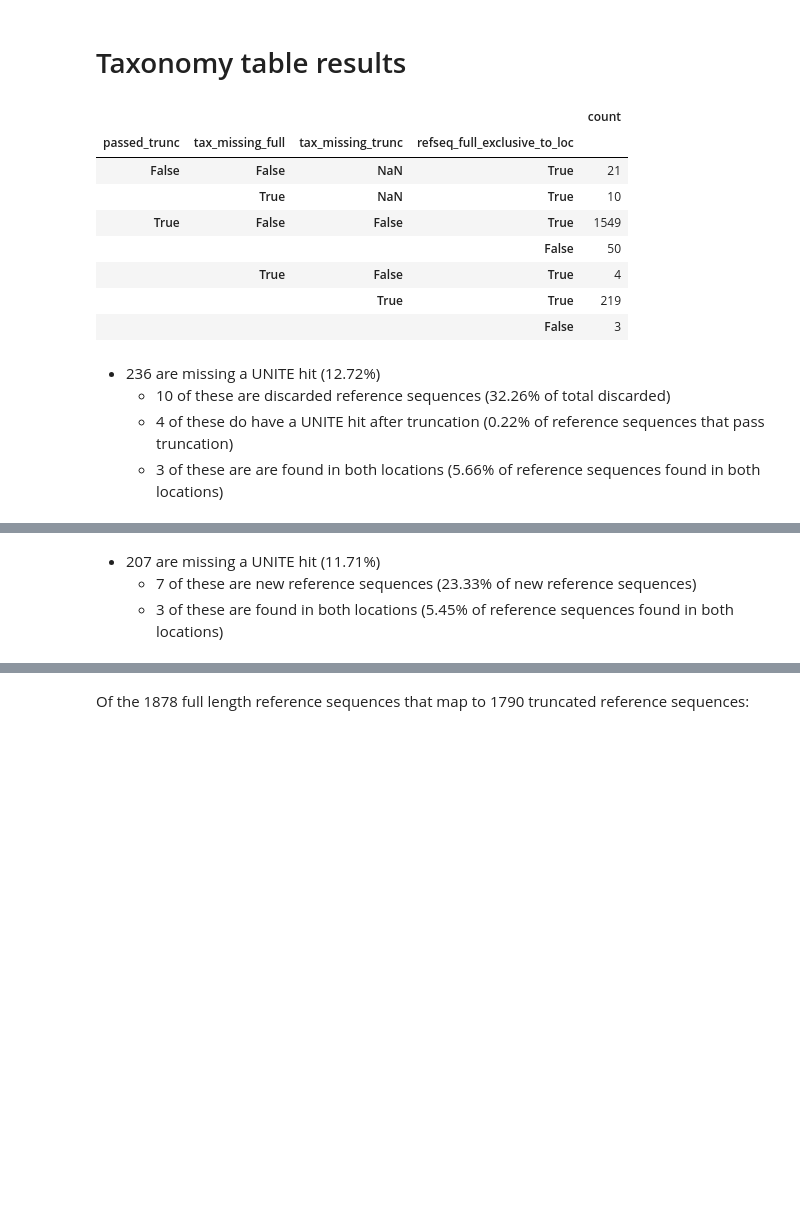
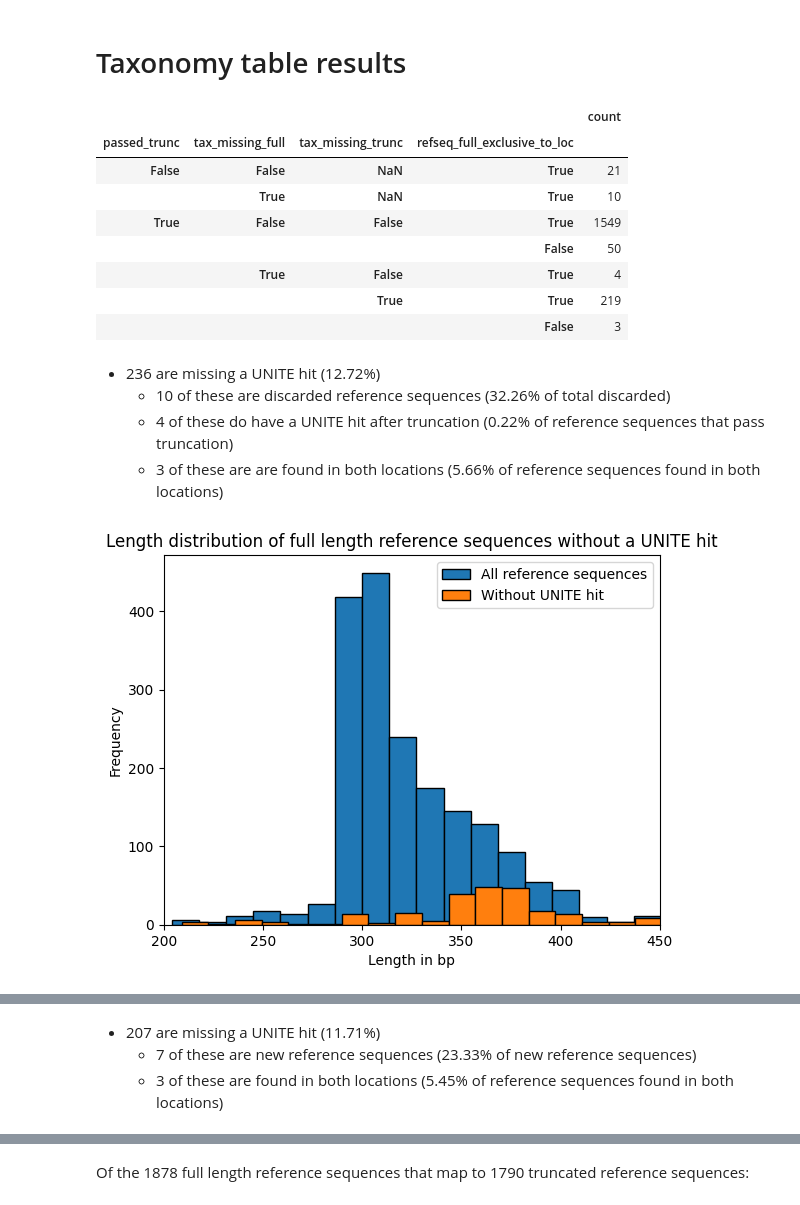
Before and after one commit to SethGG/mycodiversity-arise, a Jupyter notebook: 7_data_analysis.ipynb, the cells around one changed output, grey strips where cells are left out. Cells and saved outputs as stored; diff of their text form; code cells hidden in the pictures; blank space fills up the shorter version.

```diff
--- a/7_data_analysis.ipynb
+++ b/7_data_analysis.ipynb
@@ -434,33 +455,42 @@ display(df_refseq_both_full_global_notax_count)
 
 display(md(f"- {num_ref_full_notax} are missing a UNITE hit ({num_ref_full_notax / num_ref_full:.2%})\n"
            f"\t- {num_ref_full_notax_discard} of these are discarded reference sequences ({num_ref_full_notax_discard / num_ref_full_discarded:.2%} of total discarded)\n"
            f"\t- {num_ref_full_notax_no_longer} of these do have a UNITE hit after truncation ({num_ref_full_notax_no_longer / (num_ref_full_exclusive_both + num_ref_full_not_exclusive_both + num_ref_full_no_longer_exclusive):.2%} of reference sequences that pass truncation)\n"
            f"\t- {num_ref_full_notax_not_exclusive} of these are are found in both locations ({num_ref_full_notax_not_exclusive / num_ref_full_not_exclusive_both:.2%} of reference sequences found in both locations)"))
 
+ax = df_refseq_full['refseq_length'].plot.hist(bins=20, xlim=(200, 450), edgecolor = "black", label="All reference sequences")
+df_refseq_both_full_global[df_refseq_both_full_global["tax_missing_full"]]["refseq_length_full"].plot.hist(bins=20, xlim=(200, 450), edgecolor = "black", ax=ax, label="Without UNITE hit")
+ax.set_title("Length distribution of full length reference sequences without a UNITE hit")
+ax.set_xlabel("Length in bp")
+plt.legend()
+plt.show()
+
+
 num_ref_trunc_notax_new = df_refseq_both_trunc_global_notax_count.loc[(False, slice(None), True, slice(None), True)]["count"].sum()
 num_ref_trunc_notax_overlap = df_refseq_both_trunc_global_notax_count.loc[(True, slice(None), True, slice(None), False)]["count"].sum()
 num_ref_trunc_notax = num_ref_trunc_notax_new + num_ref_trunc_notax_overlap
 num_ref_trunc_notax_not_exclusive = df_refseq_both_trunc_global_notax_count.loc[(True, slice(None), True, False, False)]["count"].sum()
 
 display(df_refseq_both_trunc_global_notax_count)
 
 display(md(f"- {num_ref_trunc_notax} are missing a UNITE hit ({num_ref_trunc_notax / num_ref_trunc:.2%})\n"
            f"\t- {num_ref_trunc_notax_new} of these are new reference sequences ({num_ref_trunc_notax_new / num_ref_trunc_exclusive_new:.2%} of new reference sequences)\n"
            f"\t- {num_ref_trunc_notax_not_exclusive} of these are found in both locations ({num_ref_trunc_notax_not_exclusive / (num_ref_trunc_not_exclusive_bothA + num_ref_trunc_not_exclusive_newA + num_ref_trunc_no_longer_exclusiveA):.2%} of reference sequences found in both locations)"))
 # %% [output]
 |  |  |  |  | count |
 | passed_trunc | tax_missing_full | tax_missing_trunc | refseq_full_exclusive_to_loc |  |
 | False | False | NaN | True | 21 |
 |  | True | NaN | True | 10 |
 | True | False | False | True | 1549 |
 |  |  |  | False | 50 |
 |  | True | False | True | 4 |
 |  |  | True | True | 219 |
 |  |  |  | False | 3 |
 - 236 are missing a UNITE hit (12.72%)
 	- 10 of these are discarded reference sequences (32.26% of total discarded)
 	- 4 of these do have a UNITE hit after truncation (0.22% of reference sequences that pass truncation)
 	- 3 of these are are found in both locations (5.66% of reference sequences found in both locations)
+[figure, added]
 |  |  |  |  |  | count |
 | passed_contam_full | tax_missing_full | tax_missing_trunc | refseq_trunc_exclusive_to_loc | refseq_trunc_new_to_loc |  |
 | False | NaN | False | True | False | 136 |
```
Also changed, not shown: parts of 5 cells of this notebook.
